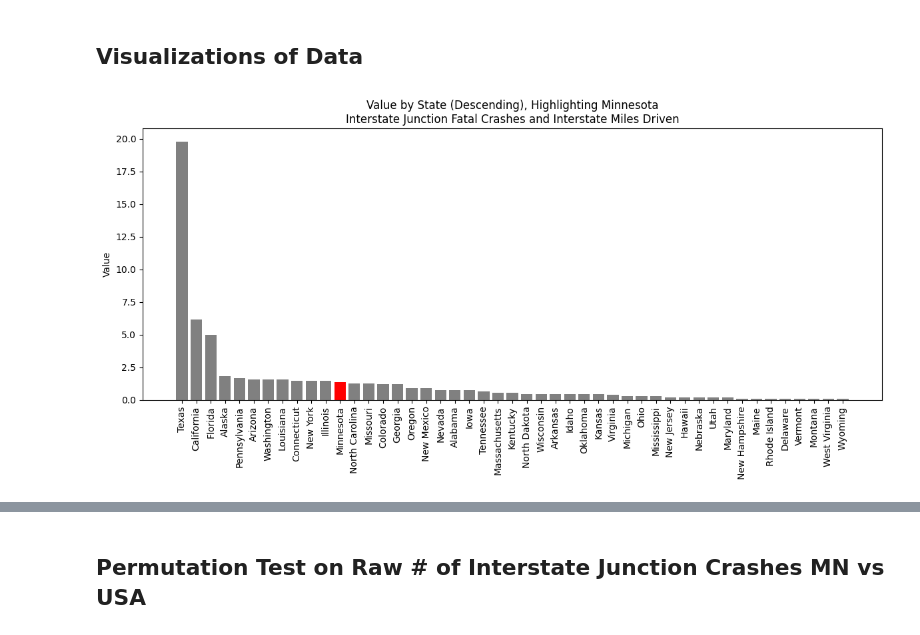
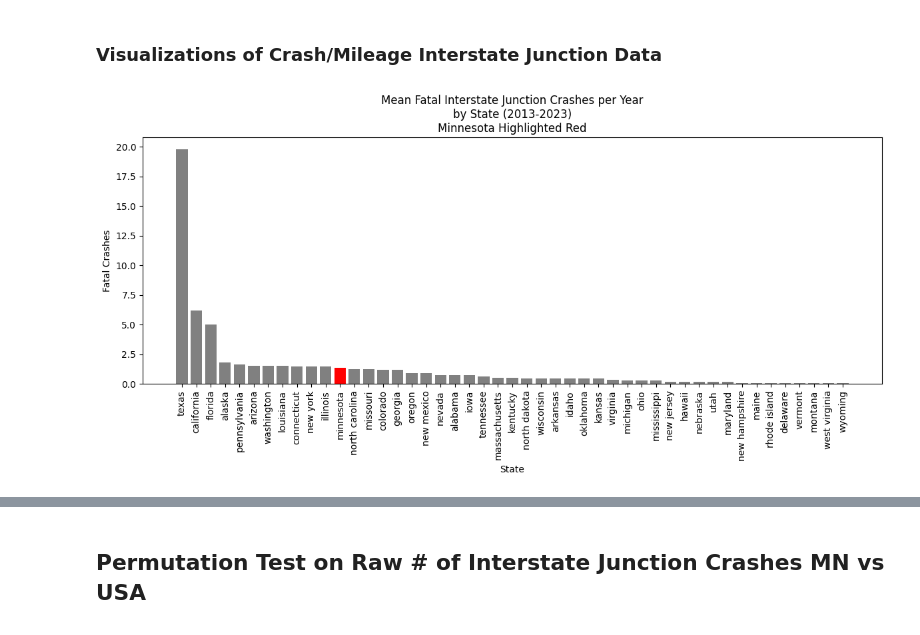
Before and after one commit to evan4629/SEIS631_Project_MN_Fatal_Merging, a Jupyter notebook: mn_drivers_hypothesis.ipynb, the cells around one changed output, grey strips where cells are left out. Drawn from its saved outputs; the diff is of its cells as text; code cells hidden in the pictures.

```diff
--- a/mn_drivers_hypothesis.ipynb
+++ b/mn_drivers_hypothesis.ipynb
@@ -30,7 +59,7 @@ miles = pd.read_csv(miles_filepath)
 # %%
 # Create a dataframe of just state level
 crash_clean = crash.query("Interstate == 'Interstate' and Junction == 'Junction'").reset_index(drop=True)
-print(f"Rows before dropping total row {crash_clean.shape}")
+#print(f"Rows before dropping total row {crash_clean.shape}")
 
 # Identify year columns (4-digit column names)
 year_cols = [col for col in crash_clean.columns
@@ -63,11 +92,18 @@ miles_clean = miles_clean.groupby(['Year','State','FClass'])['VMT'].sum().reset_
 df_all = pd.merge(crash_clean, miles_clean, on=["State", "Year"], how="inner")
 df_all['crash_per_mile'] = df_all['Value']/df_all['VMT']
 
-crash_clean = df_all.copy()
+# string cleaning
+df_all['State'] = df_all["State"].str.strip().str.lower()
+df_all['Year'] = df_all['Year'].astype(int)
 
-print("Missing Values:")
-print(crash_clean.isna().sum().sort_values(ascending=False))
-print(f"Shape: \n{crash_clean.shape}")
-print("Sampler:")
-print(crash_clean.sample(5))
+#crash_clean = df_all.copy()
+interstate_clean = df_all.copy()
+
+#print("Missing Values:")
+#print(interstate_clean.isna().sum().sort_values(ascending=False))
+print(f"Shape: \n{interstate_clean.shape}")
+print("\nSampler:")
+print(interstate_clean.sample(5))
+print("\nDescription:")
+interstate_clean.describe()
 # %% [output]
@@ -91,17 +138,18 @@ Shape:
 # %% [markdown]
-## **Visualizations of Data**
+### **Visualizations of Crash/Mileage Interstate Junction Data**
 # %%
 # Mean fatal interstate junction crashes per year 2013-2023
-crashes_per_year = crash_clean.groupby("State")["Value"].mean().reset_index().sort_values('Value', ascending=False).reset_index(drop=True)
+crashes_per_year = interstate_clean.groupby("State")["Value"].mean().reset_index().sort_values('Value', ascending=False).reset_index(drop=True)
 
-colors = ['red' if state == 'Minnesota' else 'gray' for state in crashes_per_year['State']]
+colors = ['red' if state == 'minnesota' else 'gray' for state in crashes_per_year['State']]
 
 plt.figure(figsize=(12,6))
 plt.bar(crashes_per_year['State'], crashes_per_year['Value'], color=colors)
 plt.xticks(rotation=90)
-plt.ylabel("Value")
-plt.title("Fatal Crashes by State (Descending), Highlighting Minnesota\nInterstate Junction Fatal Crashes and Interstate Miles Driven")
+plt.ylabel("Fatal Crashes")
+plt.xlabel("State")
+plt.title("Mean Fatal Interstate Junction Crashes per Year\nby State (2013-2023)\nMinnesota Highlighted Red")
 plt.tight_layout()
 plt.show()
 # %% [output]
-[figure, old version]
+[figure, new version]
```
Also changed, not shown: parts of 30 cells of this notebook, 2 other files.
